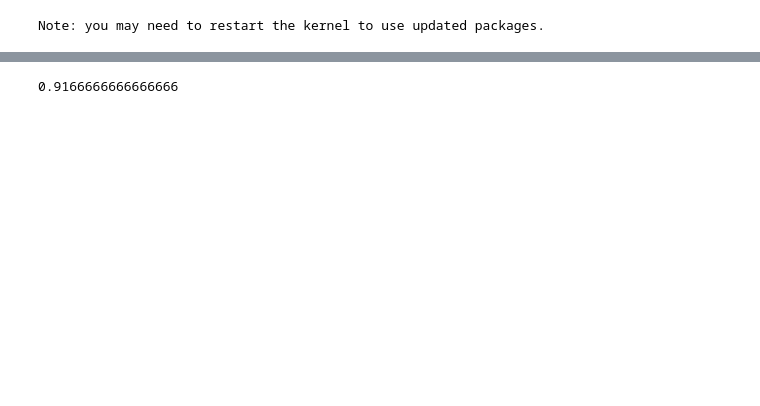
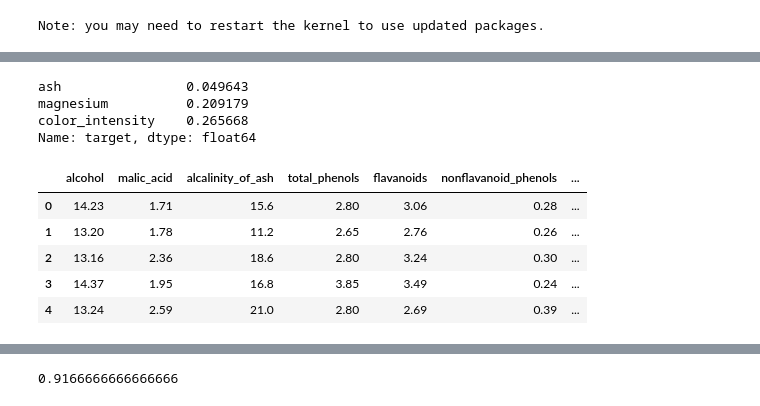
Before and after one commit to OakCityLabs/callisto_example_notebooks, a Jupyter notebook: Scikit-learn/sklearn-tutorial.ipynb, the cells around one changed output, grey strips where cells are left out. Cells and saved outputs as stored; diff of their text form; code cells hidden in the pictures; blank space fills up the shorter version.

```diff
--- a/Scikit-learn/sklearn-tutorial.ipynb
+++ b/Scikit-learn/sklearn-tutorial.ipynb
@@ -57,5 +45,6 @@ df["class"] = data['target']
 # %%
-plt.figure(figsize=(8, 6))
-cmap = df.corr()
-sns.heatmap(cmap)
+plt.figure(figsize=(15, 12))
+cmap = df_frame.corr() # compute the correlation of each column
+sns.heatmap(cmap, annot=True)
+plt.show()
 # %% [output]
@@ -63,0 +54,4 @@ sns.heatmap(cmap)
+# %%
+cmap_target = abs(cmap["target"])
+relevant_features = cmap_target[cmap_target>0.3]
+relevant_features
@@ -63,0 +71,19 @@ sns.heatmap(cmap)
+# %%
+dropped_features = cmap_target[cmap_target<0.3]
+dropped_features # These are the features that we won't use in our model
+# %% [output]
+ash                0.049643
+magnesium          0.209179
+color_intensity    0.265668
+Name: target, dtype: float64
+# %%
+dropped_list = dropped_features.index.tolist()
+X = df_frame.drop(dropped_list, axis=1)
+X.head()
+# %% [output]
+|  | alcohol | malic_acid | alcalinity_of_ash | total_phenols | flavanoids | nonflavanoid_phenols | ... |
+| 0 | 14.23 | 1.71 | 15.6 | 2.80 | 3.06 | 0.28 | ... |
+| 1 | 13.20 | 1.78 | 11.2 | 2.65 | 2.76 | 0.26 | ... |
+| 2 | 13.16 | 2.36 | 18.6 | 2.80 | 3.24 | 0.30 | ... |
+| 3 | 14.37 | 1.95 | 16.8 | 3.85 | 3.49 | 0.24 | ... |
+| 4 | 13.24 | 2.59 | 21.0 | 2.80 | 2.69 | 0.39 | ... |
```
Also changed, not shown: parts of 33 cells of this notebook.
